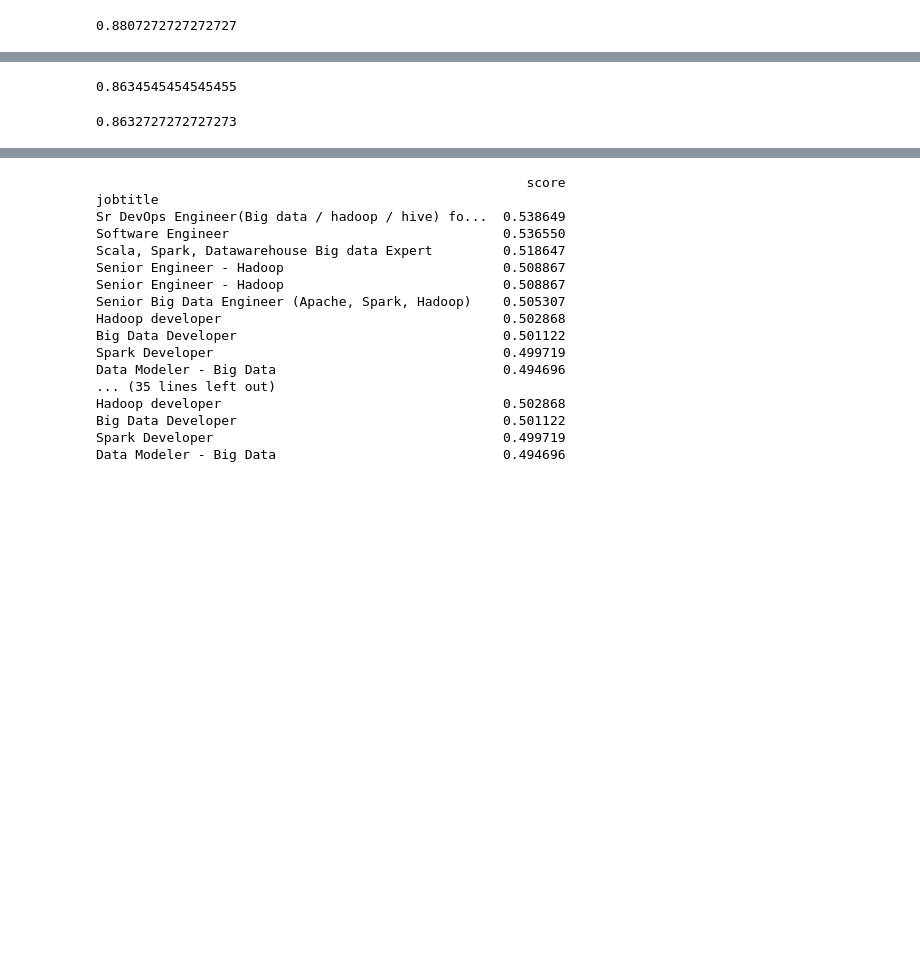
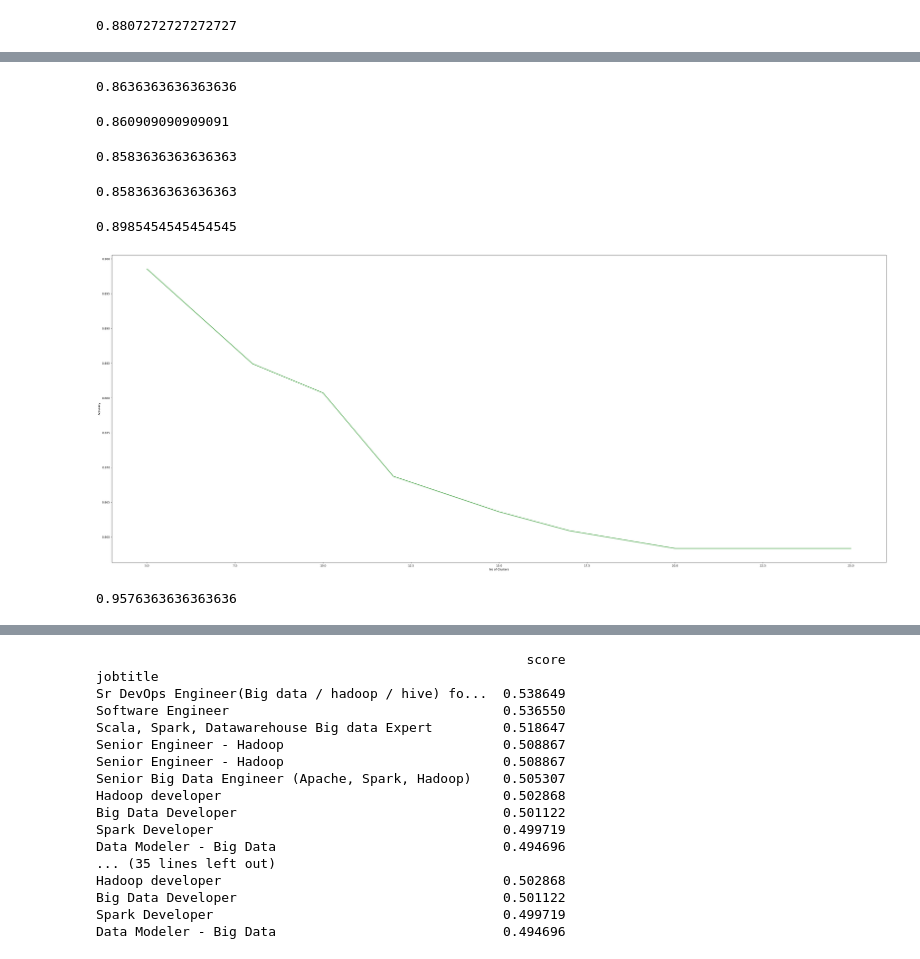
Before and after one commit to pvalia/job-rec, a Jupyter notebook: implementation/hybrid/hybrid_algo.ipynb, the cells around one changed output, grey strips where cells are left out. Drawn from its saved outputs; the diff is of its cells as text; code cells hidden in the pictures; blank space fills up the shorter version.

```diff
--- a/implementation/hybrid/hybrid_algo.ipynb
+++ b/implementation/hybrid/hybrid_algo.ipynb
@@ -198,15 +211,78 @@ y = df['cluster_no']
 X_train, X_test, y_train, y_test = train_test_split(X,y, stratify=y, random_state=42)
 lr = LogisticRegression(C=10, penalty='l2', multi_class='multinomial', solver='sag', max_iter=1000)
 lr.fit(X_train, y_train)
-score3=lr.score(X_test, y_test)
-print(score3)
+score4=lr.score(X_test, y_test)
+print(score4)
 # %% [output]
-0.8634545454545455
+0.8636363636363636
+# %%
+cltr3 = AgglomerativeClustering(n_clusters=17)
+cltr3.fit(comps)
+df['cluster_no'] = cltr3.labels_
+X = comps
+y = df['cluster_no']
+X_train, X_test, y_train, y_test = train_test_split(X,y, stratify=y, random_state=42)
+lr = LogisticRegression(C=10, penalty='l2', multi_class='multinomial', solver='sag', max_iter=1000)
+lr.fit(X_train, y_train)
+score5=lr.score(X_test, y_test)
+print(score5)
+# %% [output]
+0.860909090909091
+# %%
+cltr4 = AgglomerativeClustering(n_clusters=20)
+cltr4.fit(comps)
+df['cluster_no'] = cltr4.labels_
+X = comps
+y = df['cluster_no']
+X_train, X_test, y_train, y_test = train_test_split(X,y, stratify=y, random_state=42)
+lr = LogisticRegression(C=10, penalty='l2', multi_class='multinomial', solver='sag', max_iter=1000)
+lr.fit(X_train, y_train)
+score6=lr.score(X_test, y_test)
+print(score6)
+# %% [output]
+0.8583636363636363
+# %%
+cltr5 = AgglomerativeClustering(n_clusters=25)
+cltr5.fit(comps)
+df['cluster_no'] = cltr4.labels_
+X = comps
+y = df['cluster_no']
+X_train, X_test, y_train, y_test = train_test_split(X,y, stratify=y, random_state=42)
+lr = LogisticRegression(C=10, penalty='l2', multi_class='multinomial', solver='sag', max_iter=1000)
+lr.fit(X_train, y_train)
+score7=lr.score(X_test, y_test)
+print(score7)
+# %% [output]
+0.8583636363636363
+# %%
+cltr6 = AgglomerativeClustering(n_clusters=5)
+cltr6.fit(comps)
+df['cluster_no'] = cltr6.labels_
+X = comps
+y = df['cluster_no']
+X_train, X_test, y_train, y_test = train_test_split(X,y, stratify=y, random_state=42)
+lr = LogisticRegression(C=10, penalty='l2', multi_class='multinomial', solver='sag', max_iter=1000)
+lr.fit(X_train, y_train)
+score0=lr.score(X_test, y_test)
+print(score0)
+# %% [output]
+0.8985454545454545
+# %%
+clusters=[5,8,10,12,15,17,20,25]
+accuracy=[score0,score1,score2,score3,score4,score5,score6,score7]
+
+plt.plot(clusters,accuracy, color='g')
+plt.xlabel('No of Clusters')
+plt.ylabel('Accuracy')
+#plt.title('Accuracy')
+plt.show()
+# %% [output]
+[figure, added]
 # %%
 from sklearn.cluster import KMeans
-cltr = KMeans(n_clusters=15)
+cltr = KMeans(n_clusters=17)
 cltr.fit(comps)
-df['cluster_no'] = cltr2.labels_
+df['cluster_no'] = cltr.labels_
 X = comps
 y = df['cluster_no']
 X_train, X_test, y_train, y_test = train_test_split(X,y, stratify=y, random_state=42)
@@ -215,4 +291,4 @@ lr.fit(X_train, y_train)
 score=lr.score(X_test, y_test)
 print(score)
 # %% [output]
-0.8632727272727273
+0.9576363636363636
```
Also changed, not shown: parts of 7 cells of this notebook, 1 other file.
